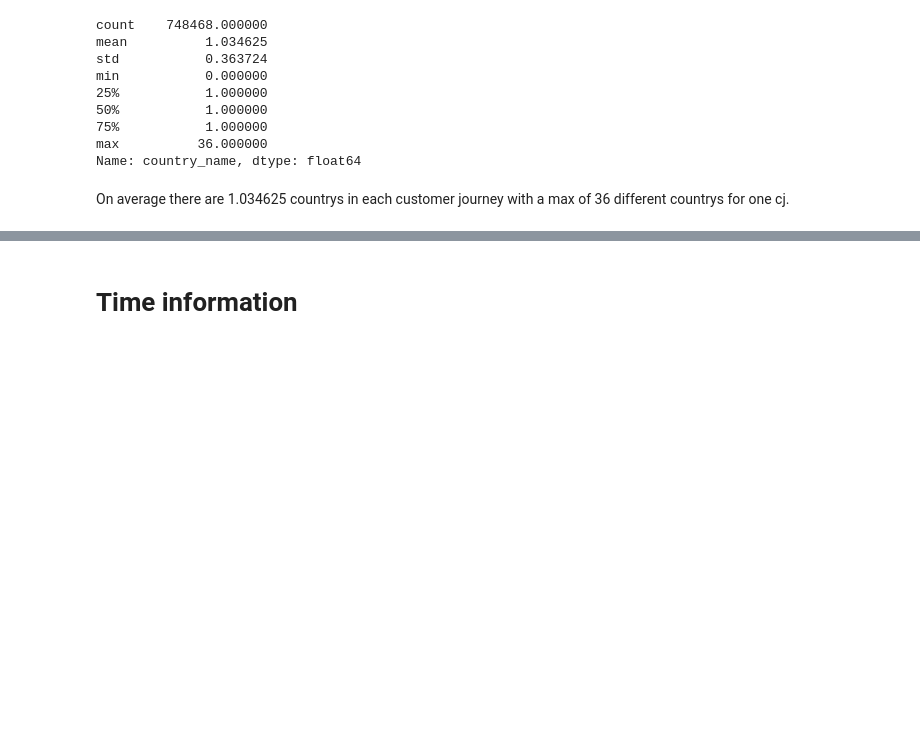
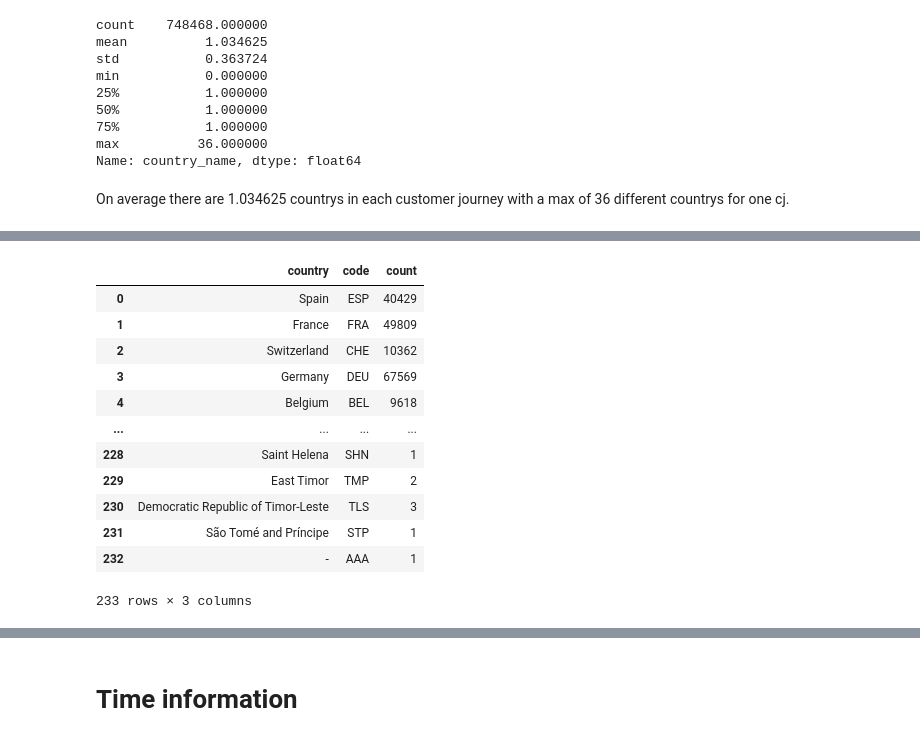
Before and after one commit to leooniiie/Thesis-marketing-attribution, a Jupyter notebook: data_explore.ipynb, the cells around one changed output, grey strips where cells are left out. Cells and saved outputs as stored; diff of their text form; code cells hidden in the pictures; blank space fills up the shorter version.

```diff
--- a/data_explore.ipynb
+++ b/data_explore.ipynb
@@ -254,0 +342,54 @@ with a max of 36 different countrys for one cj.
+# %%
+new_record = pd.DataFrame(np.array([['United Kingdom', 'GBR', int(df_countrys[df_countrys['country_name']=='United Kingdom']['s'].count())],
+                                    ['United States', 'USA', int(df_countrys[df_countrys['country_name']=='United States']['s'].count())],
+                                    ['Turkey', 'TUR', int(df_countrys[df_countrys['country_name']=='Turkey']['s'].count())],
+                                    ['Vietnam', 'VNM', int(df_countrys[df_countrys['country_name']=='Vietnam']['s'].count())],
+                                    ['South Korea', 'ROK', int(df_countrys[df_countrys['country_name']=='South Korea']['s'].count())],
+                                    ['Hashemite Kingdom of Jordan', 'JOR', int(df_countrys[df_countrys['country_name']=='Hashemite Kingdom of Jordan']['s'].count())],
+                                    ['Russia', 'RUS', int(df_countrys[df_countrys['country_name']=='Russia']['s'].count())],
+                                    ['Republic of Lithuania', 'LTU', int(df_countrys[df_countrys['country_name']=='Republic of Lithuania']['s'].count())],
+                                    ['Iran', 'IRN', int(df_countrys[df_countrys['country_name']=='Iran']['s'].count())],
+                                    ['Laos', 'LAO', int(df_countrys[df_countrys['country_name']=='Laos']['s'].count())],
+                                    ['Republic of the Congo', 'COG', int(df_countrys[df_countrys['country_name']=='Republic of the Congo']['s'].count())],
+                                    ['DR Congo', 'COD', int(df_countrys[df_countrys['country_name']=='DR Congo']['s'].count())],
+                                    ['Congo Republic', 'RCB', int(df_countrys[df_countrys['country_name']=='Congo Republic']['s'].count())],
+                                    ['Venezuela', 'VEN', int(df_countrys[df_countrys['country_name']=='Venezuela']['s'].count())],
+                                    ['Bonaire, Sint Eustatius, and Saba', 'BES', int(df_countrys[df_countrys['country_name']=='Bonaire, Sint Eustatius, and Saba']['s'].count())],
+                                    ['Republic of Moldova', 'MDA', int(df_countrys[df_countrys['country_name']=='Republic of Moldova']['s'].count())],
+                                    ['Brunei', 'BRU', int(df_countrys[df_countrys['country_name']=='Brunei']['s'].count())],
+                                    ['Tanzania', 'TZA', int(df_countrys[df_countrys['country_name']=='Tanzania']['s'].count())],
+                                    ['St Kitts and Nevis', 'KNA', int(df_countrys[df_countrys['country_name']=='St Kitts and Nevis']['s'].count())],
+                                    ['Ivory Coast', 'CIV', int(df_countrys[df_countrys['country_name']=='Ivory Coast']['s'].count())],
+                                    ['Sint Maarten', 'SXM', int(df_countrys[df_countrys['country_name']=='Sint Maarten']['s'].count())],
+                                    ['Bolivia', 'BOL', int(df_countrys[df_countrys['country_name']=='Bolivia']['s'].count())],
+                                    ['U.S. Virgin Islands', 'VIR', int(df_countrys[df_countrys['country_name']=='U.S. Virgin Islands']['s'].count())],
+                                    ['Saint Martin', 'MAF', int(df_countrys[df_countrys['country_name']=='Saint Martin']['s'].count())],
+                                    ['Falkland Islands', 'FLK', int(df_countrys[df_countrys['country_name']=='Falkland Islands']['s'].count())],
+                                    ['Syria', 'SYR', int(df_countrys[df_countrys['country_name']=='Syria']['s'].count())],
+                                    ['Åland', 'ALA', int(df_countrys[df_countrys['country_name']=='Åland']['s'].count())],
+                                    ['Vatican City', 'VAT', int(df_countrys[df_countrys['country_name']=='Vatican City']['s'].count())],
+                                    ['British Virgin Islands', 'VGB', int(df_countrys[df_countrys['country_name']=='British Virgin Islands']['s'].count())],
+                                    ['Saint Helena', 'SHN', int(df_countrys[df_countrys['country_name']=='Saint Helena']['s'].count())],
+                                    ['East Timor', 'TMP', int(df_countrys[df_countrys['country_name']=='East Timor']['s'].count())],
+                                    ['Democratic Republic of Timor-Leste', 'TLS', int(df_countrys[df_countrys['country_name']=='Democratic Republic of Timor-Leste']['s'].count())],
+                                    ['São Tomé and Príncipe', 'STP', int(df_countrys[df_countrys['country_name']=='São Tomé and Príncipe']['s'].count())],
+                                    ['-', 'AAA', int(df_countrys[df_countrys['country_name']=='-']['s'].count())]]),
+                                    columns=['country', 'code', 'count'])
+# %%
+new_country_data = pd.concat([new_country_data, new_record], ignore_index=True)
+# %%
+new_country_data
+# %% [output]
+|  | country | code | count |
+| 0 | Spain | ESP | 40429 |
+| 1 | France | FRA | 49809 |
+| 2 | Switzerland | CHE | 10362 |
+| 3 | Germany | DEU | 67569 |
+| 4 | Belgium | BEL | 9618 |
+| ... | ... | ... | ... |
+| 228 | Saint Helena | SHN | 1 |
+| 229 | East Timor | TMP | 2 |
+| 230 | Democratic Republic of Timor-Leste | TLS | 3 |
+| 231 | São Tomé and Príncipe | STP | 1 |
+| 232 | - | AAA | 1 |
+233 rows × 3 columns
```
Also changed, not shown: parts of 21 cells of this notebook, 1 other file.
